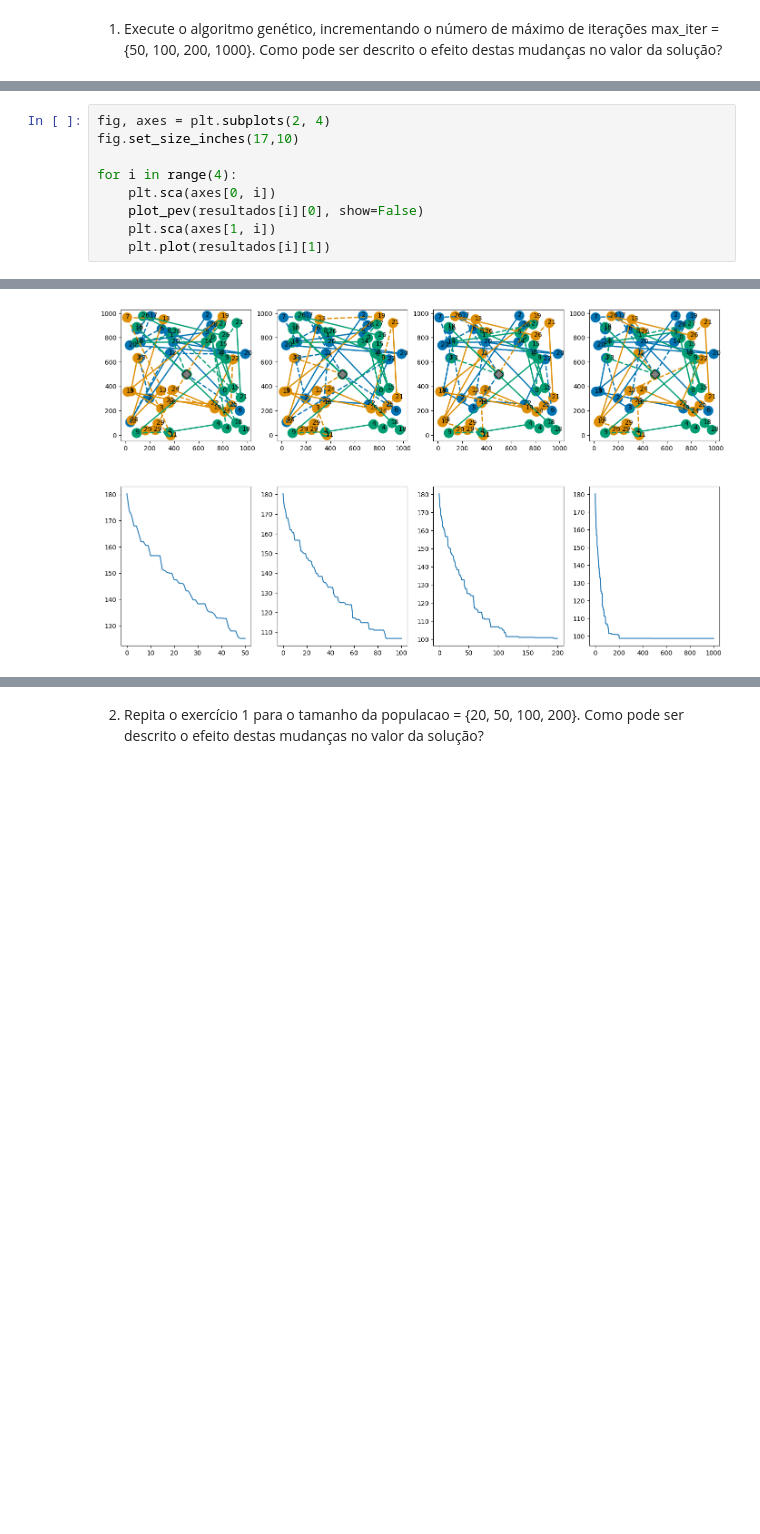
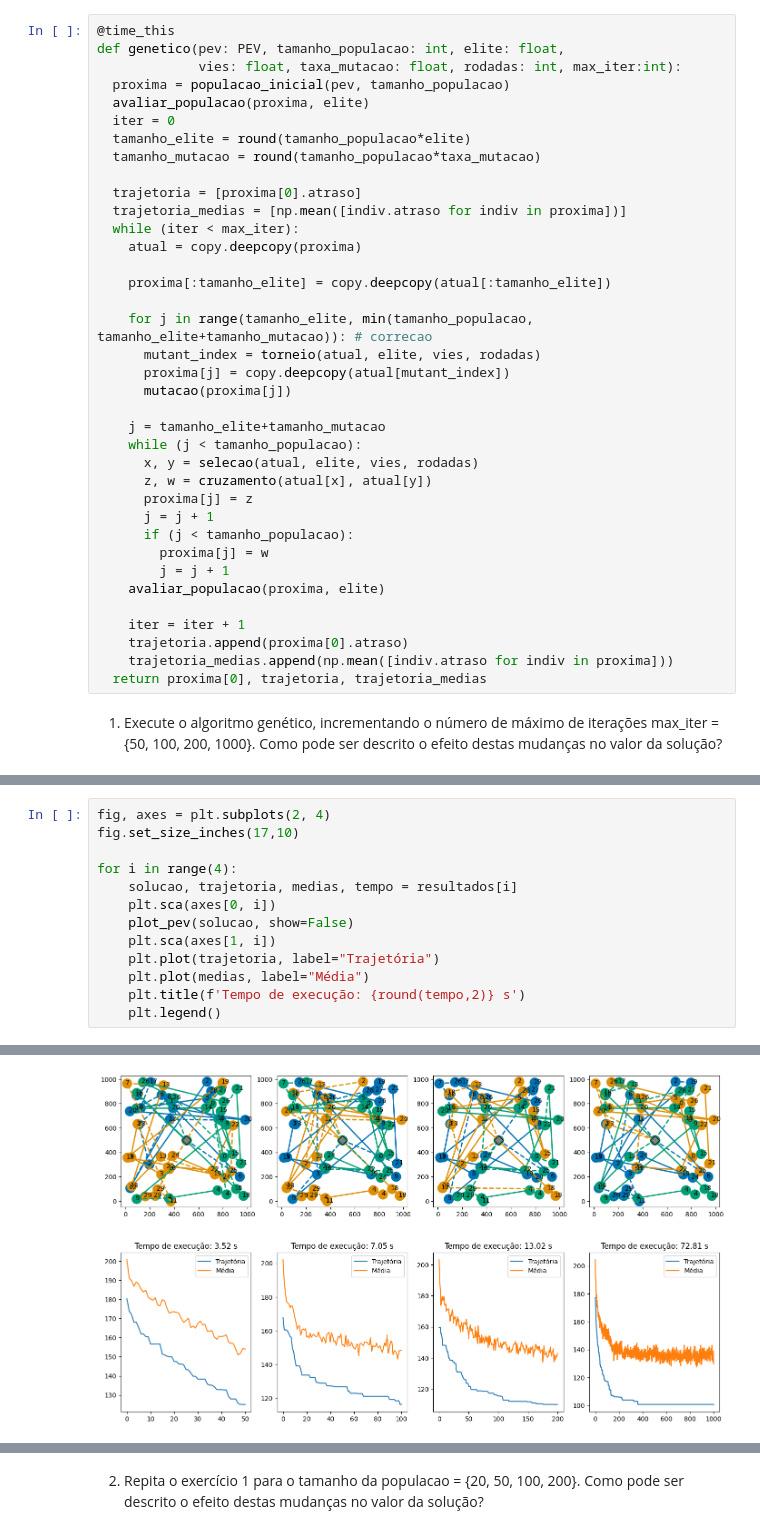
Before and after one commit to CoralBleaching/Metaheuristics-CombinatorialOptim, a Jupyter notebook: PEV.ipynb, the cells around one changed output, grey strips where cells are left out. Saved outputs shown, nothing was run; the diff lists cells and outputs as text; blank space fills up the shorter version.

```diff
--- a/PEV.ipynb
+++ b/PEV.ipynb
@@ -494,3 +514,40 @@ Clientes = 60   Veiculos = 3    Custo = 100.3926985953652
+# %%
+@time_this
+def genetico(pev: PEV, tamanho_populacao: int, elite: float,
+             vies: float, taxa_mutacao: float, rodadas: int, max_iter:int):
+  proxima = populacao_inicial(pev, tamanho_populacao)
+  avaliar_populacao(proxima, elite)
+  iter = 0
+  tamanho_elite = round(tamanho_populacao*elite)
+  tamanho_mutacao = round(tamanho_populacao*taxa_mutacao)
+
+  trajetoria = [proxima[0].atraso]
+  trajetoria_medias = [np.mean([indiv.atraso for indiv in proxima])]
+  while (iter < max_iter):
+    atual = copy.deepcopy(proxima)
+
+    proxima[:tamanho_elite] = copy.deepcopy(atual[:tamanho_elite])
+
+    for j in range(tamanho_elite, min(tamanho_populacao, tamanho_elite+tamanho_mutacao)): # correcao
+      mutant_index = torneio(atual, elite, vies, rodadas)
+      proxima[j] = copy.deepcopy(atual[mutant_index])
+      mutacao(proxima[j])
+
+    j = tamanho_elite+tamanho_mutacao
+    while (j < tamanho_populacao):
+      x, y = selecao(atual, elite, vies, rodadas)
+      z, w = cruzamento(atual[x], atual[y])
+      proxima[j] = z
+      j = j + 1
+      if (j < tamanho_populacao):
+        proxima[j] = w
+        j = j + 1
+    avaliar_populacao(proxima, elite)
+
+    iter = iter + 1
+    trajetoria.append(proxima[0].atraso)
+    trajetoria_medias.append(np.mean([indiv.atraso for indiv in proxima]))
+  return proxima[0], trajetoria, trajetoria_medias
 # %% [markdown]
 1.   Execute o algoritmo genético, incrementando o número de máximo de iterações max_iter = {50, 100, 200, 1000}. Como pode ser descrito o efeito destas mudanças no valor da solução?
 # %%
@@ -509,9 +566,13 @@ fig, axes = plt.subplots(2, 4)
 fig.set_size_inches(17,10)
 
 for i in range(4):
+    solucao, trajetoria, medias, tempo = resultados[i]
     plt.sca(axes[0, i])
-    plot_pev(resultados[i][0], show=False)
+    plot_pev(solucao, show=False)
     plt.sca(axes[1, i])
-    plt.plot(resultados[i][1])
+    plt.plot(trajetoria, label="Trajetória")
+    plt.plot(medias, label="Média")
+    plt.title(f'Tempo de execução: {round(tempo,2)} s')
+    plt.legend()
 # %% [output]
 Clientes = 60   Veiculos = 3    Custo = 125.08214499539122
@@ -521 +582 @@ Clientes = 60   Veiculos = 3    Custo = 98.5679256785937
-[figure, old version]
+[figure, new version]
```
Also changed, not shown: parts of 26 cells of this notebook.
